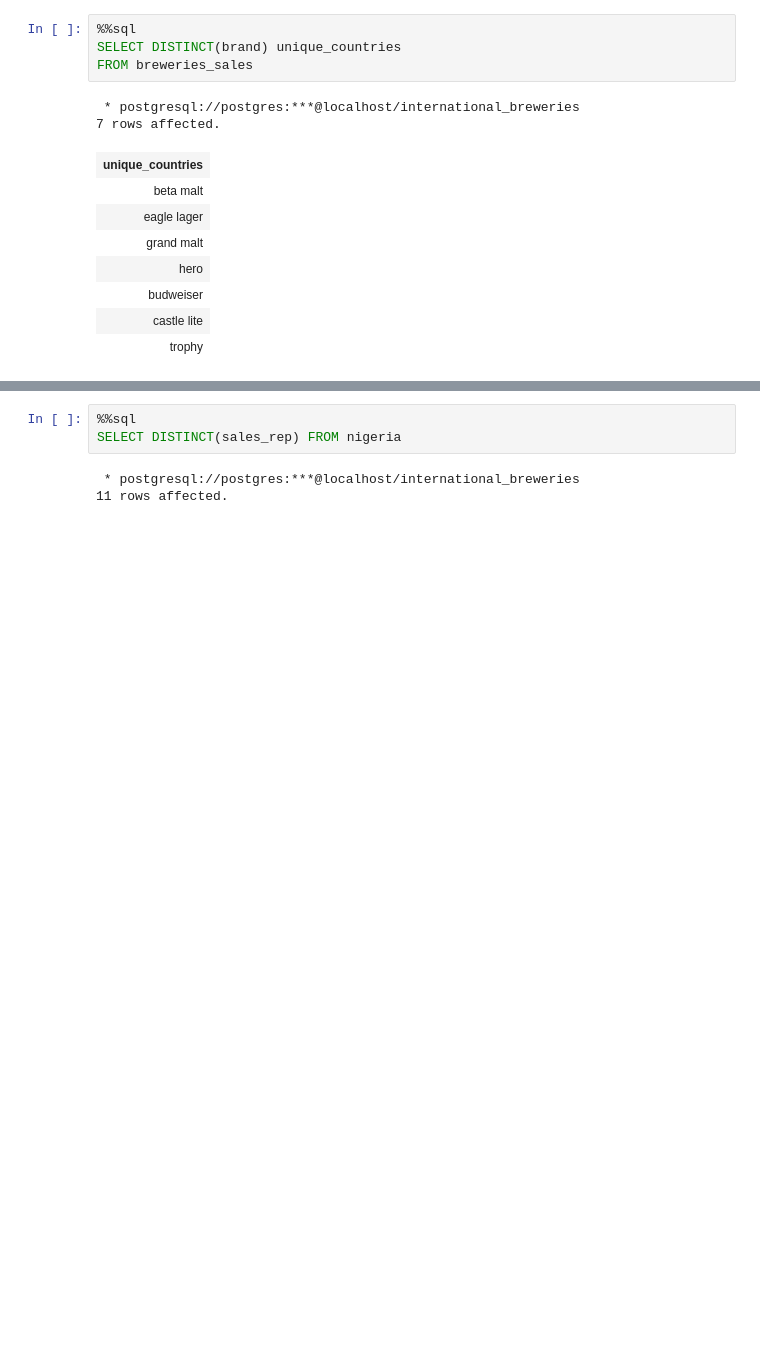
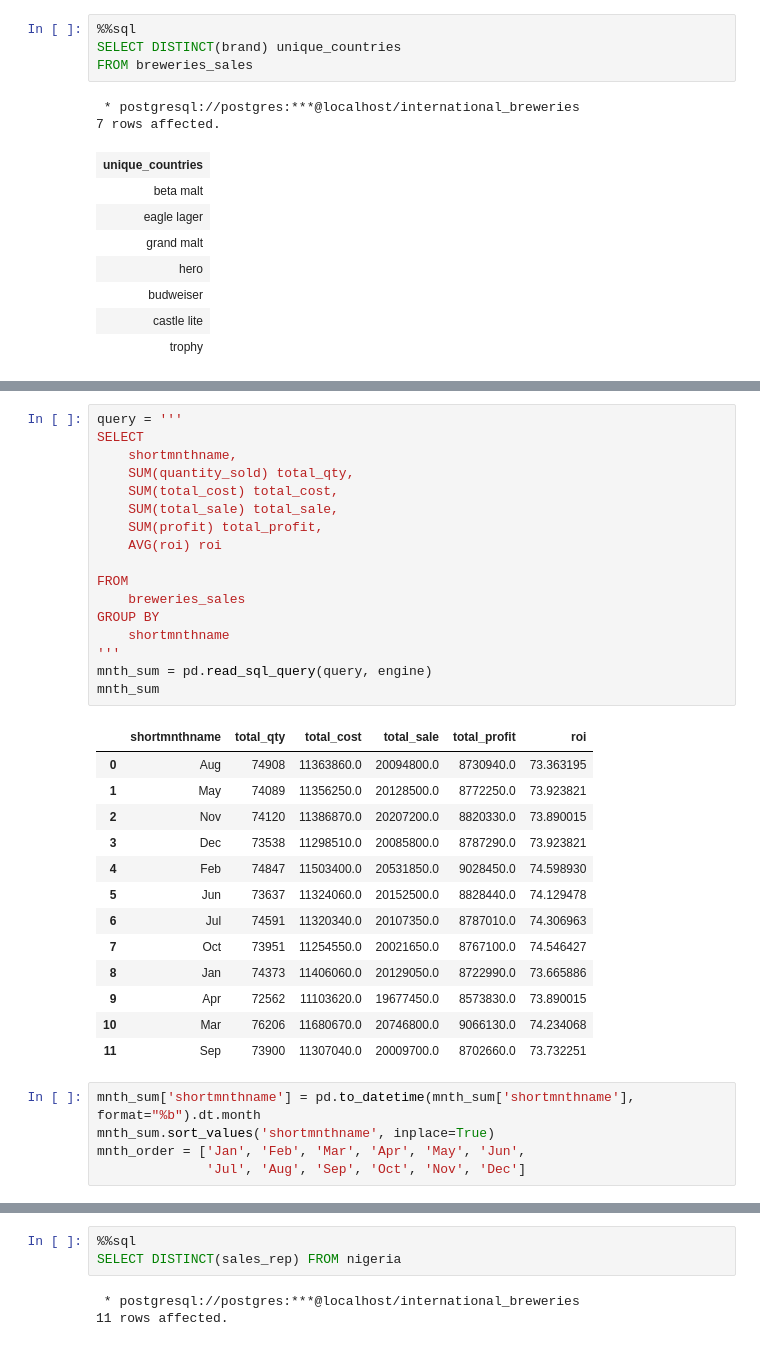
Before and after one commit to TelRich/International-Breweries-Analysis-with-SQL-and-Python, a Jupyter notebook: brew.ipynb, the cells around one changed output, grey strips where cells are left out. Saved outputs shown, nothing was run; the diff lists cells and outputs as text; blank space fills up the shorter version.

```diff
--- a/brew.ipynb
+++ b/brew.ipynb
@@ -130,0 +169,36 @@ import plotly.offline as po
+# %%
+query = '''
+SELECT
+    shortmnthname,
+    SUM(quantity_sold) total_qty,
+    SUM(total_cost) total_cost,
+    SUM(total_sale) total_sale,
+    SUM(profit) total_profit,
+    AVG(roi) roi
+
+FROM
+    breweries_sales
+GROUP BY
+    shortmnthname
+'''
+mnth_sum = pd.read_sql_query(query, engine)
+mnth_sum
+# %% [output]
+|  | shortmnthname | total_qty | total_cost | total_sale | total_profit | roi |
+| 0 | Aug | 74908 | 11363860.0 | 20094800.0 | 8730940.0 | 73.363195 |
+| 1 | May | 74089 | 11356250.0 | 20128500.0 | 8772250.0 | 73.923821 |
+| 2 | Nov | 74120 | 11386870.0 | 20207200.0 | 8820330.0 | 73.890015 |
+| 3 | Dec | 73538 | 11298510.0 | 20085800.0 | 8787290.0 | 73.923821 |
+| 4 | Feb | 74847 | 11503400.0 | 20531850.0 | 9028450.0 | 74.598930 |
+| 5 | Jun | 73637 | 11324060.0 | 20152500.0 | 8828440.0 | 74.129478 |
+| 6 | Jul | 74591 | 11320340.0 | 20107350.0 | 8787010.0 | 74.306963 |
+| 7 | Oct | 73951 | 11254550.0 | 20021650.0 | 8767100.0 | 74.546427 |
+| 8 | Jan | 74373 | 11406060.0 | 20129050.0 | 8722990.0 | 73.665886 |
+| 9 | Apr | 72562 | 11103620.0 | 19677450.0 | 8573830.0 | 73.890015 |
+| 10 | Mar | 76206 | 11680670.0 | 20746800.0 | 9066130.0 | 74.234068 |
+| 11 | Sep | 73900 | 11307040.0 | 20009700.0 | 8702660.0 | 73.732251 |
+# %%
+mnth_sum['shortmnthname'] = pd.to_datetime(mnth_sum['shortmnthname'], format="%b").dt.month
+mnth_sum.sort_values('shortmnthname', inplace=True)
+mnth_order = ['Jan', 'Feb', 'Mar', 'Apr', 'May', 'Jun',
+              'Jul', 'Aug', 'Sep', 'Oct', 'Nov', 'Dec']
```
Also changed, not shown: parts of 17 cells of this notebook.
